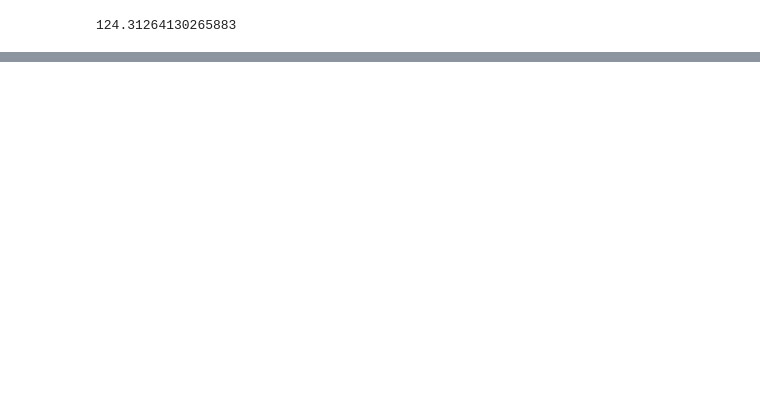
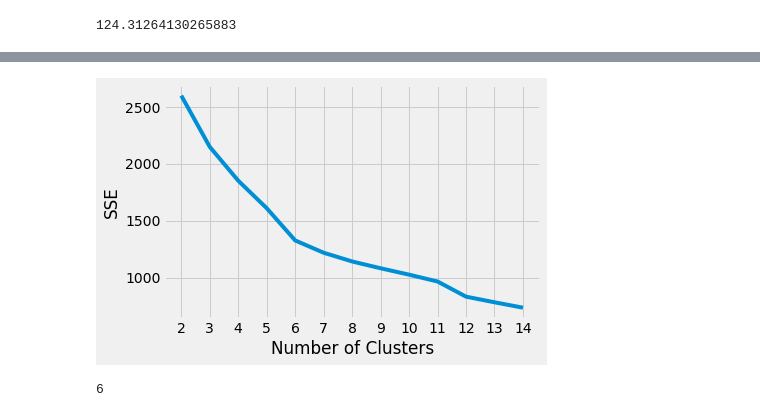
Before and after one commit to UKDataServiceOpen/ML_Workshop, a Jupyter notebook: K-Means.ipynb, the cells around one changed output, grey strips where cells are left out. Saved outputs shown, nothing was run; the diff lists cells and outputs as text; code cells hidden in the pictures; blank space fills up the shorter version.

```diff
--- a/K-Means.ipynb
+++ b/K-Means.ipynb
@@ -287,0 +409,10 @@ credit_data.monthly_debt.max()
+# %%
+kmeans = KMeans(
+    init="random",
+    n_clusters=3,
+    n_init = 20,
+    max_iter=300,
+    random_state=0
+)
+# %%
+kmeans.fit(scaled_df)
@@ -287,0 +429,27 @@ credit_data.monthly_debt.max()
+# %%
+kmeans_kwargs = {
+    "init": "random",
+    "n_init": 10,
+    "max_iter": 300,
+    "random_state": 0}
+
+
+
+# Here we create a variable 'sse' which contains an empty list
+
+sse = []
+
+# We then iterate through each k value, ranging from 1-10
+# Note: range() method does not include the end number in the result, that's why we do 1-11
+for k in range(2, 15):
+#     For each k, we instantiate the kmeans class
+# Here, the double asterix operator **  is used to unpack a dictionary of keyword arguments, kwargs
+# We use it to unpack kmeans_kwargs, which have passed to the KMeans function
+    kmeans = KMeans(n_clusters=k, **kmeans_kwargs)
+    print(kmeans)
+    kmeans.fit(scaled_df)
+    sse.append(kmeans.inertia_)
+
+# Let's take a look at our SSE scores
+print("")
+print(sse)
@@ -287,0 +472,19 @@ credit_data.monthly_debt.max()
+# %%
+plt.style.use("fivethirtyeight")
+plt.plot(range(2, 15), sse)
+plt.xticks(range(2, 15))
+plt.xlabel("Number of Clusters")
+plt.ylabel("SSE")
+plt.show()
+# %% [output]
+[figure, added]
+# %%
+
+kl = KneeLocator(
+    range(2, 15), sse, curve="convex", direction="decreasing")
+
+
+# We can now access the 'elbow' variable
+kl.elbow
+# %% [output]
+6
```
Also changed, not shown: parts of 63 cells of this notebook, 3 other files.
